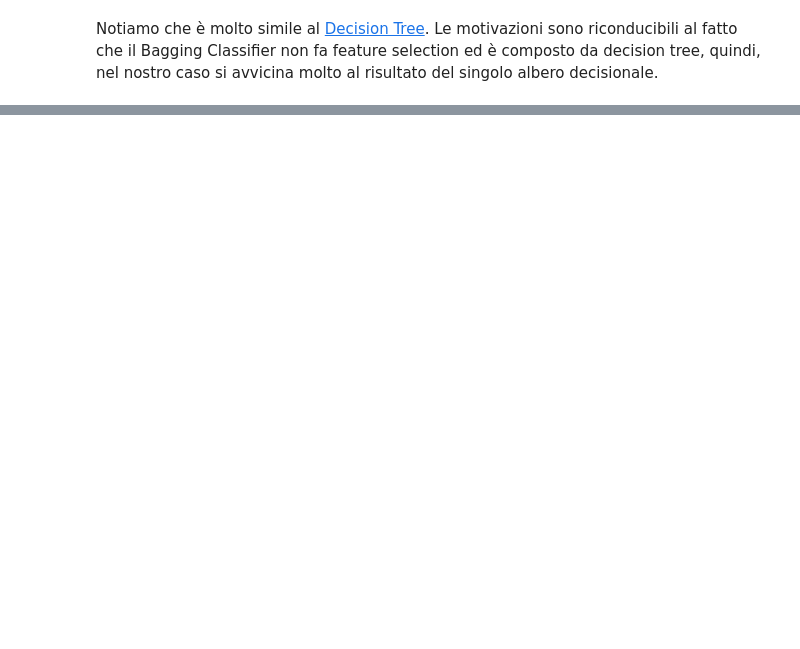
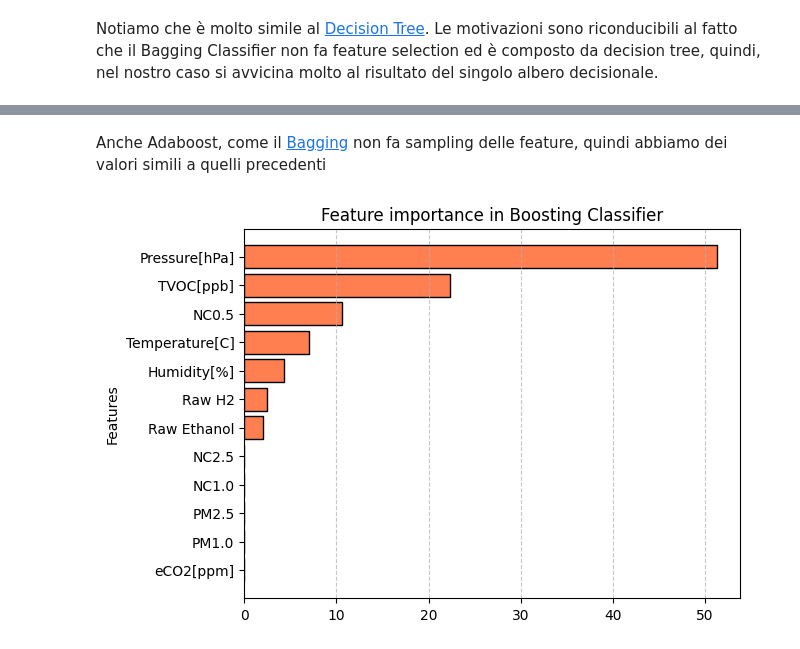
Before and after one commit to bernagit/machine_learning, a Jupyter notebook: main.ipynb, the cells around one changed output, grey strips where cells are left out. Saved outputs shown, nothing was run; the diff lists cells and outputs as text; code cells hidden in the pictures; blank space fills up the shorter version.

```diff
--- a/main.ipynb
+++ b/main.ipynb
@@ -861,0 +891,15 @@ Notiamo che è molto simile al [Decision Tree](#decision-tree-classifier). Le mo
+# %% [markdown]
+Anche Adaboost, come il [Bagging](#bagging-classifier) non fa sampling delle feature, quindi abbiamo dei valori simili a quelli precedenti
+# %%
+feature_importance_association = sorted(list(zip(x_train.columns, adaboost_model.feature_importances_*100.0)), key=lambda x: x[1])
+feature_importance_plot_x = [feature_name for feature_name, _ in feature_importance_association]
+feature_importance_plot_y = [importance for _, importance in feature_importance_association]
+
+plt.barh(feature_importance_plot_x, feature_importance_plot_y, color="coral", edgecolor="black")
+plt.ylabel("Feature Importance [%]")
+plt.ylabel("Features")
+plt.grid(axis="x", linestyle="--", alpha=0.7)
+plt.title("Feature importance in Boosting Classifier")
+plt.show()
+# %% [output]
+[figure, added]
```
Also changed, not shown: parts of 4 cells of this notebook.
